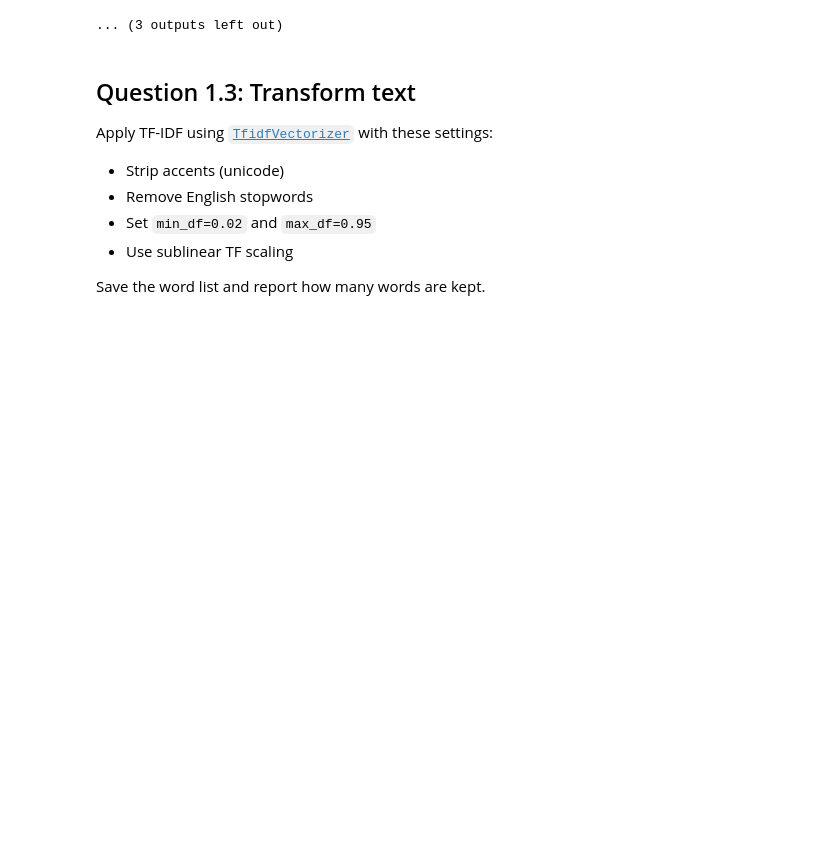
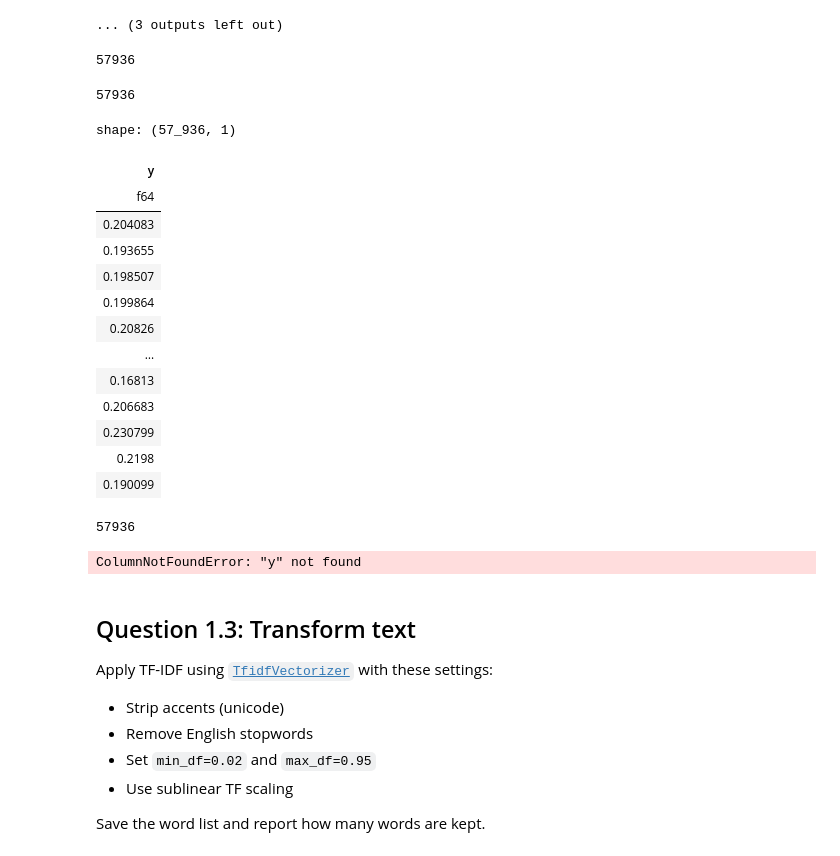
Before and after one commit to PhilippMayorov/UG39_Group_Project, a Jupyter notebook: CAD_household_analysis.ipynb, the cells around one changed output. Drawn from its saved outputs; the diff is of its cells as text; code cells hidden in the pictures; blank space fills up the shorter version.

```diff
--- a/CAD_household_analysis.ipynb
+++ b/CAD_household_analysis.ipynb
@@ -231,34 +231,62 @@ shape: (5, 268)
 
 AGG_DROP = [
     "HSAGDISPIN", "HSAGDISCIN", "HSHNIAGG",
     "HSTT001", "HSTE001", "HSTX001", "HSTC001",
 ]
 
 def add_hbr(df: pl.DataFrame) -> pl.DataFrame:
     return df.with_columns(
         pl.when(pl.col("HSAGDISPIN").abs() > 1e-9)
         .then(pl.col("HSSH001S") / pl.col("HSAGDISPIN"))
         .otherwise(None)
         .alias("y")
     )
 
 def drop_leakage(df: pl.DataFrame) -> pl.DataFrame:
     hssh = [c for c in df.columns if c.startswith("HSSH")]
     return df.drop([c for c in hssh + AGG_DROP if c in df.columns])
 
 hs_p1 = add_hbr(HouseholdSpend_P1_PRCDDA)
 hs_p1 = drop_leakage(hs_p1)
-
 hs_p2 = drop_leakage(
     HouseholdSpend_P2_PRCDDA  # no y here unless you compute only from P1
 )
 
 # If y and leakage removal only on P1, join P2’s feature columns:
 Xy = hs_p1.join(
     hs_p2,
     on=["CODE", "GEO"],
     how="inner",
 )
+
+display(hs_p1.height)
+display(hs_p1[["y"]].height)
+display(hs_p1[["y"]])
+
+
+# display(hs_p2.height)
+# display(hs_p2["y"].head(5))
+# display(hs_p2["y"])
+# display(Xy.head(5))
+# %% [output]
+57936
+57936
+shape: (57_936, 1)
+| y |
+| f64 |
+| 0.204083 |
+| 0.193655 |
+| 0.198507 |
+| 0.199864 |
+| 0.20826 |
+| … |
+| 0.16813 |
+| 0.206683 |
+| 0.230799 |
+| 0.2198 |
+| 0.190099 |
+57936
+ColumnNotFoundError: "y" not found
 # %% [markdown]
 ## Question 1.3: Transform text
 
```
